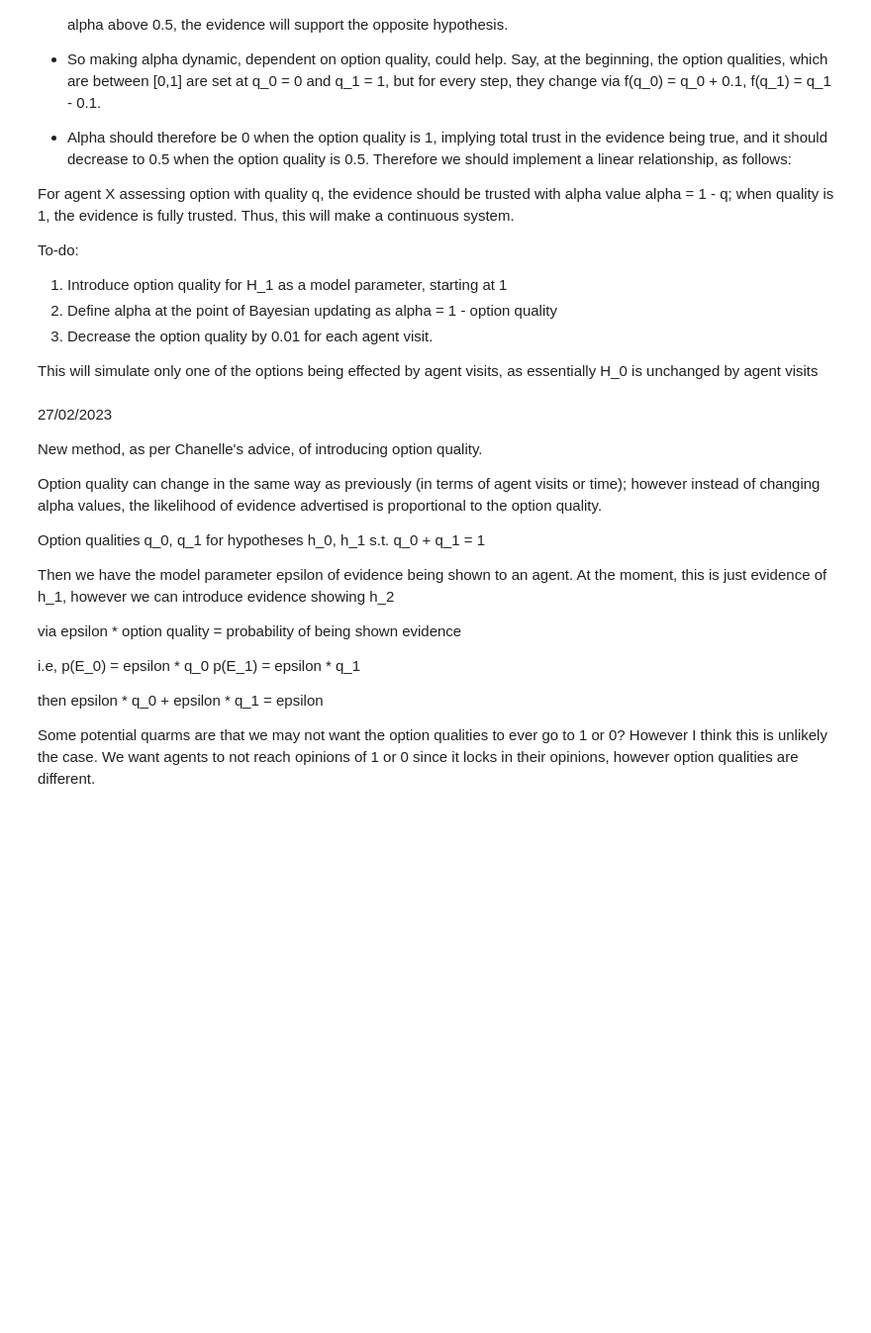
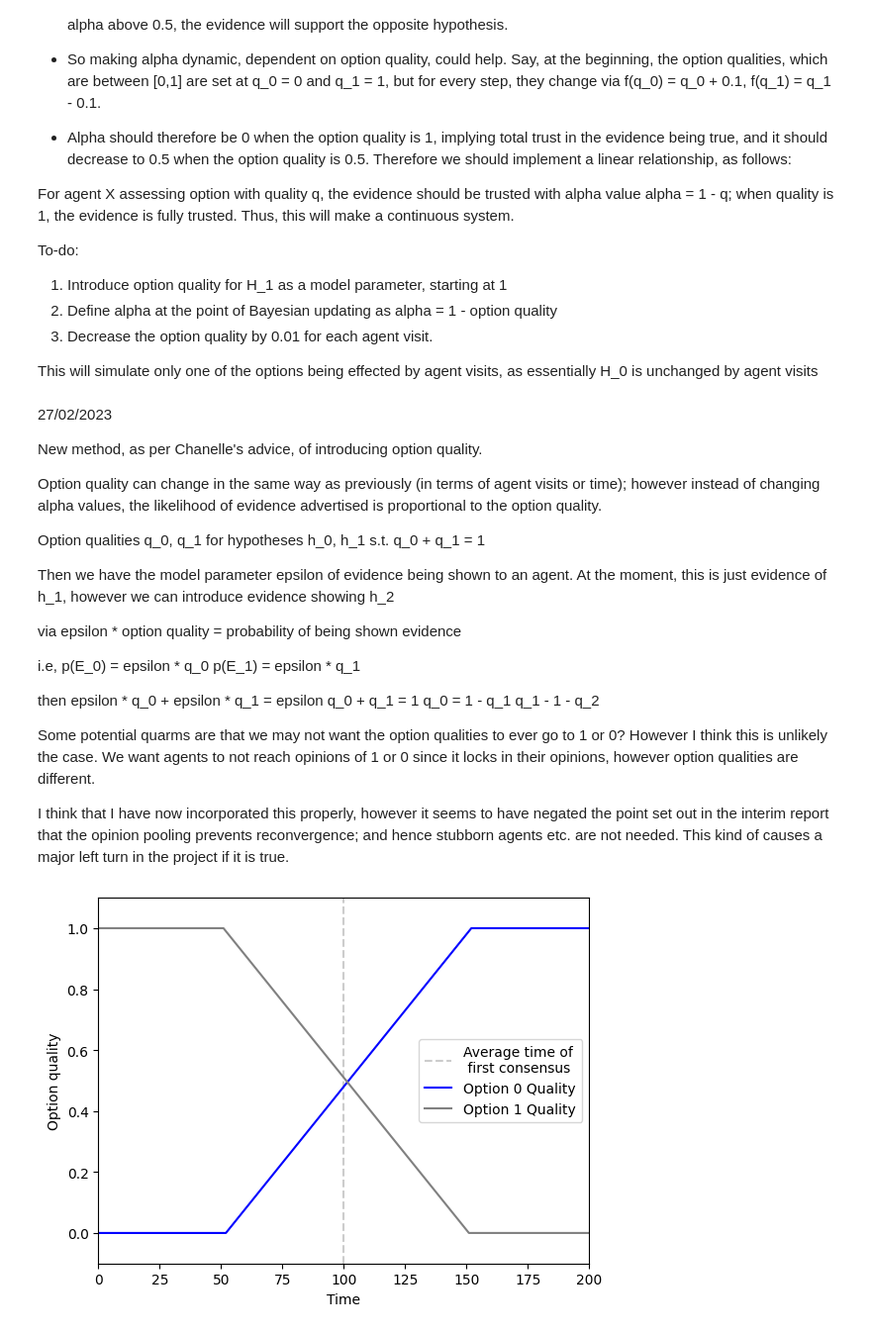
Before and after one commit to TheoLeVay1/Dynamic-Environments-in-Best-of-N, a Jupyter notebook: playground.ipynb, the cells around one changed output. Shown at 99% size. Saved outputs shown, nothing was run; the diff lists cells and outputs as text; code cells hidden in the pictures; blank space fills up the shorter version.

Commit message:
Update README, results generation

```diff
--- a/playground.ipynb
+++ b/playground.ipynb
@@ -309,15 +308,0 @@ ZeroDivisionError: division by zero
-# %%
-results_df = results_df[['iteration', 'Step', 'Average_opinion', 'AgentID', 'Opinion', 'Consensus', 'trueconsensus']]
-
-nested_data = []
-
-for it in range(iterations):
-    data = []
-    results_it = results_df[(results_df.iteration == it) & (results_df.trueconsensus >= 0.9)]
-    if len(results_it) > 0:
-        consensus_time = results_it.Step.values[0]
-        data.append(consensus_time)
-    else:
-        consensus_time = 1000
-    data.append(consensus_time)
-    nested_data.append(np.mean(np.array(data), axis = 0))
@@ -381,5 +349,17 @@ i.e, p(E_0) = epsilon * q_0
 
 then
      epsilon * q_0 + epsilon * q_1 = epsilon
+     q_0 + q_1 = 1
+     q_0 = 1 - q_1
+     q_1 - 1 - q_2
+
 
 Some potential quarms are that we may not want the option qualities to ever go to 1 or 0? However I think this is unlikely the case. We want agents to not reach opinions of 1 or 0 since it locks in their opinions, however option qualities are different.
+
+
+I think that I have now incorporated this properly, however it seems to have negated the point set out in the interim report that the opinion pooling prevents reconvergence; and hence stubborn agents etc. are not needed. This kind of causes a major left turn in the project if it is true.
+# %%
+### Just used this to produce the stepping functions alone (option qualities)
+plot_stepping_function(results_df, 1, 200, 100)
+# %% [output]
+[figure, added]
```
Also changed, not shown: parts of 14 cells of this notebook, 39 other files.
